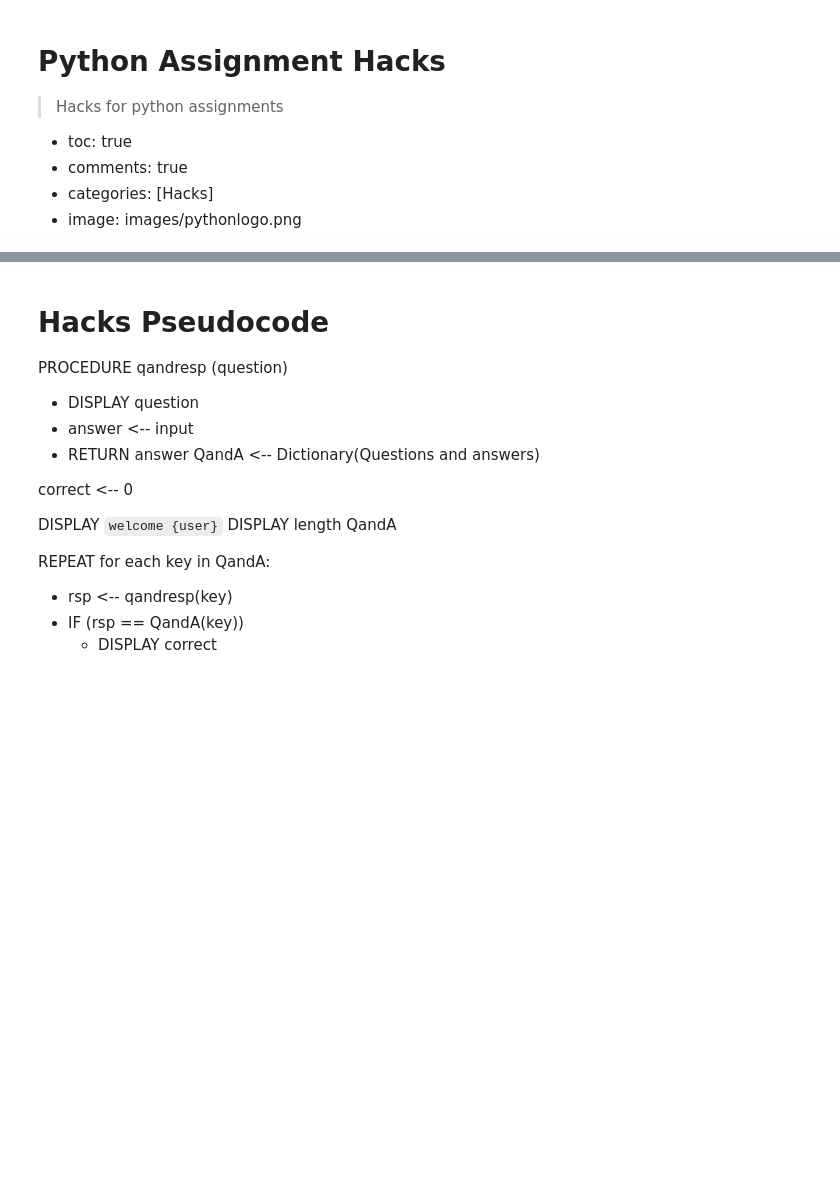
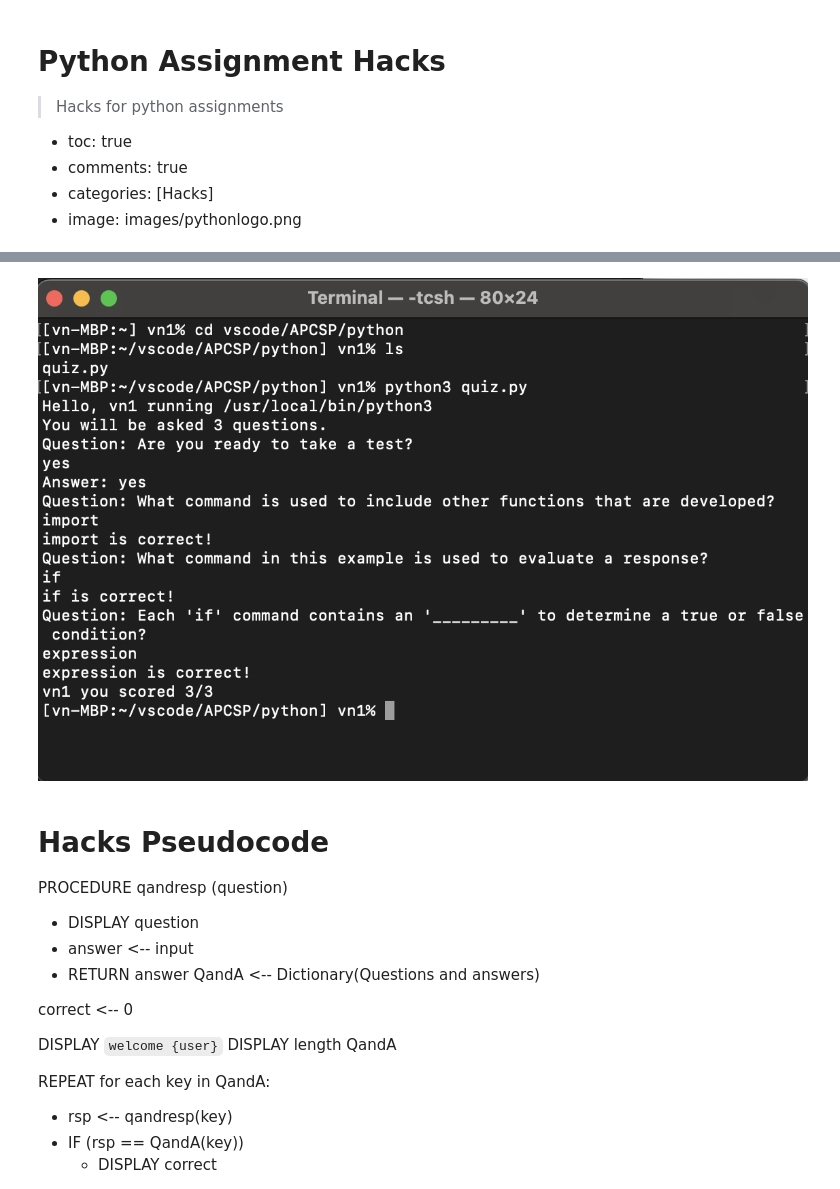
Before and after one commit to nVarap/blog, a Jupyter notebook: _notebooks/2022-08-22-pythonhacks.ipynb, the cells around one changed output, grey strips where cells are left out. Saved outputs shown, nothing was run; the diff lists cells and outputs as text; code cells hidden in the pictures; blank space fills up the shorter version.

```diff
--- a/_notebooks/2022-08-22-pythonhacks.ipynb
+++ b/_notebooks/2022-08-22-pythonhacks.ipynb
@@ -19,3 +17,10 @@ steps:
+# %%
+import PIL
+from PIL import Image
+im = Image.open("/Users/vn1/myblog/blog/images/pythonHacks.png")
+display(im)
+# %% [output]
+[figure, added]
 # %% [markdown]
 # Hacks Pseudocode
 
```
Also changed, not shown: parts of 1 cell of this notebook.
